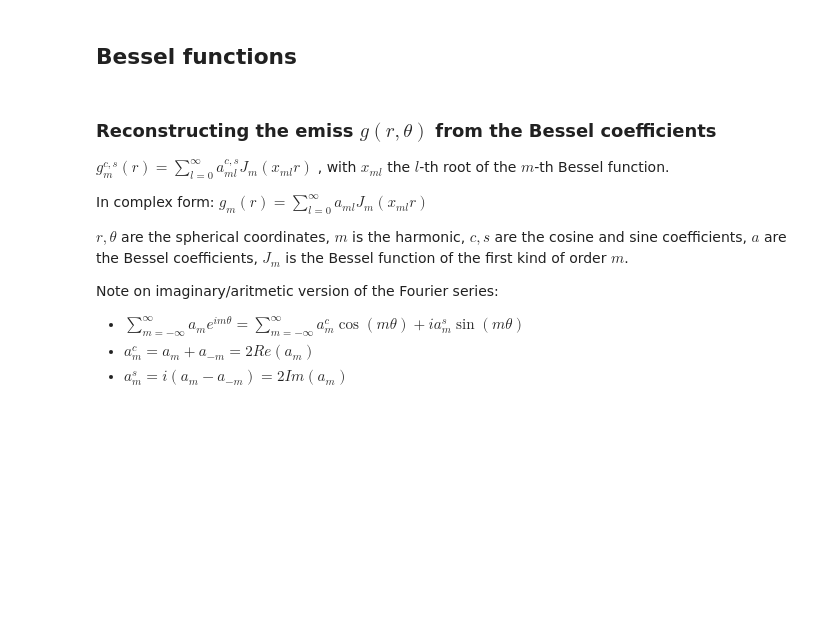
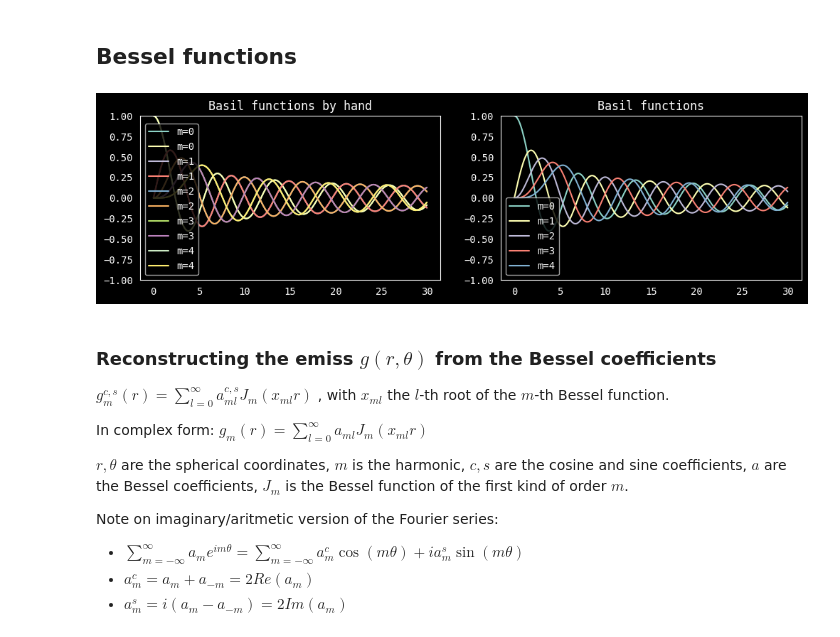
Before and after one commit to matgrand/tomo_ml, a Jupyter notebook: carmack.ipynb, the cells around one changed output. Drawn from its saved outputs; the diff is of its cells as text; code cells hidden in the pictures; blank space fills up the shorter version.

```diff
--- a/carmack.ipynb
+++ b/carmack.ipynb
@@ -69,37 +110,48 @@ print(f'a.shape: {a.shape}')
 # %%
 #bessel
 def bes(m:int,x:np.ndarray):
-    return jv(m,x)
+    x_shape = x.shape
+    return jv(m,x.reshape(-1)).reshape(x_shape)
+
+# def bes_zeros(m:int,n:int):
+#     bz = jn_zeros(m,n)
+#     if m > 0: # jn does not return the first zero for m > 0
+#         bz = np.roll(bz, +1)
+#         bz[0] = 0
+#     return bz
 
 def bes_zeros(m:int,n:int):
-    return np.insert(jn_zeros(m,n), 0, 0)
+    if m == 0: return jn_zeros(m,n)
+    else: return np.concatenate([[0], jn_zeros(m,n-1)])
 
 # def bes(m:int,x:np.ndarray,n=70): # accurate until x ~ n+m
 #     b = np.zeros_like(r)
 #     for l in range(n):
 #         b += (-1)**l * (x/2)**(2*l+m) / (fact(l)*fact(l+m))
 #     return b
 
 r = np.linspace(0, 30, 300)
 plt.figure(figsize=(12,3))
 plt.subplot(121)
 for m in range(5):
     plt.plot(r, bes(m,r), label=f'm={m}')
     plt.plot(r, bes(m,r), label=f'm={m}')
 plt.ylim(-1,1)
 plt.grid()
 plt.legend()
 plt.title('Basil functions by hand')
 
 # plot the first bessel functions
 plt.subplot(122)
 for m in range(5):
     plt.plot(r, jn(m,r), label=f'm={m}')
 plt.ylim(-1,1)
 plt.grid()
 plt.legend()
 plt.title('Basil functions')
 plt.show()
+# %% [output]
+[figure, added]
 # %% [markdown]
 ### Reconstructing the emiss $g(r,\theta)$ from the Bessel coefficients
 $g^{c,s}_m(r) = \sum_{l=0}^{\infty} a^{c,s}_{ml} J_{m}(x_{ml}r)$ , with $x_{ml}$ the $l$-th root of the $m$-th Bessel function.
```
Also changed, not shown: parts of 6 cells of this notebook.
